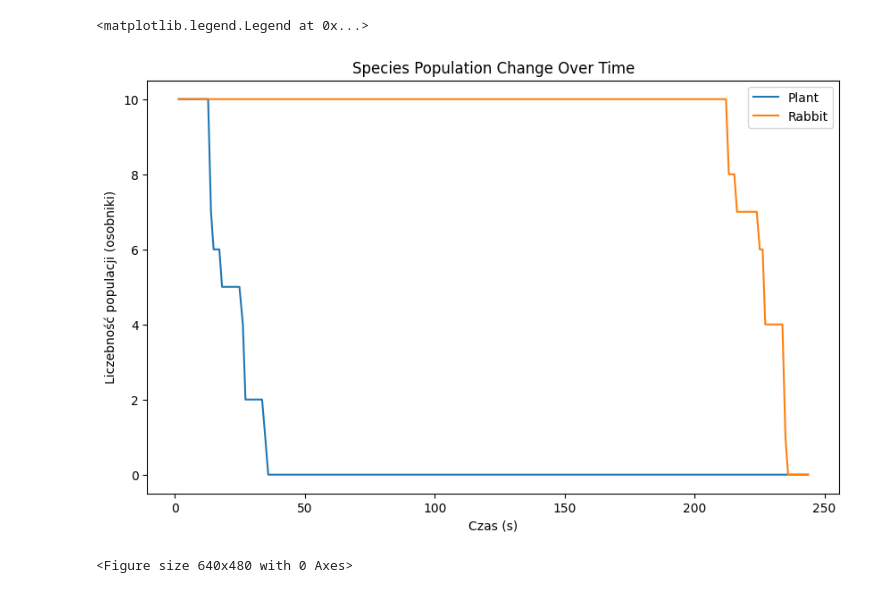
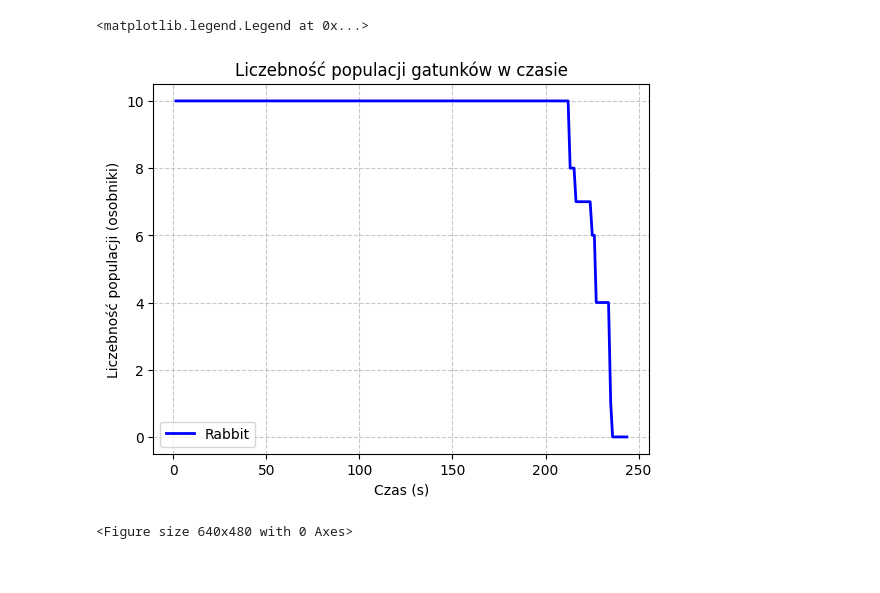
Before and after one commit to CleverLord/Unity-as-Agents-Simulation-modeling-framework, a Jupyter notebook: LotkaVoltera/Assets/Metrics/spiecies_population_over_time.ipynb, the cells around one changed output. Drawn from its saved outputs; the diff is of its cells as text; code cells hidden in the pictures.

Commit message:
Generalize and custmize graph drawing python code; Issue with notebook saving blank chart file

```diff
--- a/LotkaVoltera/Assets/Metrics/spiecies_population_over_time.ipynb
+++ b/LotkaVoltera/Assets/Metrics/spiecies_population_over_time.ipynb
@@ -4,6 +4,15 @@ import matplotlib.pyplot as plt
 # %%
 sim_start_date_time = "2024_01_05__04_34_21"
 sim_metrics_file_name =  "Simulation_start_at_{date_time}__species_count_over_time.csv".format(date_time=sim_start_date_time)
+# %%
+# Define species to be excluded from the plot
+exclude_species = ['Plant']
+
+# Define line styles for each species (color and width)
+species_styles = {
+    'Plant': {'color': 'green', 'linewidth': 2},
+    'Rabbit': {'color': 'blue', 'linewidth': 2}
+}
 # %%
 # Read the CSV file
 df = pd.read_csv('./csv/{file_name}'.format(file_name=sim_metrics_file_name))
@@ -16,16 +19,28 @@ rabbit_data = df[df['Species'] == 'Rabbit']
+# %%
+# Get unique species in the dataset excluding the specified ones
+species_list = [species for species in df['Species'].unique() if species not in exclude_species]
 # %%
 # Plotting the line chart
-plt.figure(figsize=(10, 6))
-plt.plot(plant_data['Time'], plant_data['Count'], label='Plant')
-plt.plot(rabbit_data['Time'], rabbit_data['Count'], label='Rabbit')
+graph_size = (12, 8)  # Adjust as needed for resolution
 
+# Separate data for each species
+for species in species_list:
+    species_data = df[df['Species'] == species]
+    # Get line style for the species
+    style = species_styles.get(species, {'color': 'black', 'linewidth': 1})
+    plt.plot(species_data['Time'], species_data['Count'], label=species,
+             color=style['color'], linewidth=style['linewidth'])
+
+# Style graph
+
+# Adding grid
+plt.grid(True, linestyle='--', alpha=0.7)
 # Adding labels and title
 plt.xlabel('Czas (s)')
 plt.ylabel('Liczebność populacji (osobniki)')
 plt.title('Liczebność populacji gatunków w czasie')
-
 # Adding legend
 plt.legend()
 # %% [output]
 <matplotlib.legend.Legend at 0x...>
-[figure, old version]
+[figure, new version]
```
Also changed, not shown: parts of 4 cells of this notebook, 3 other files.
